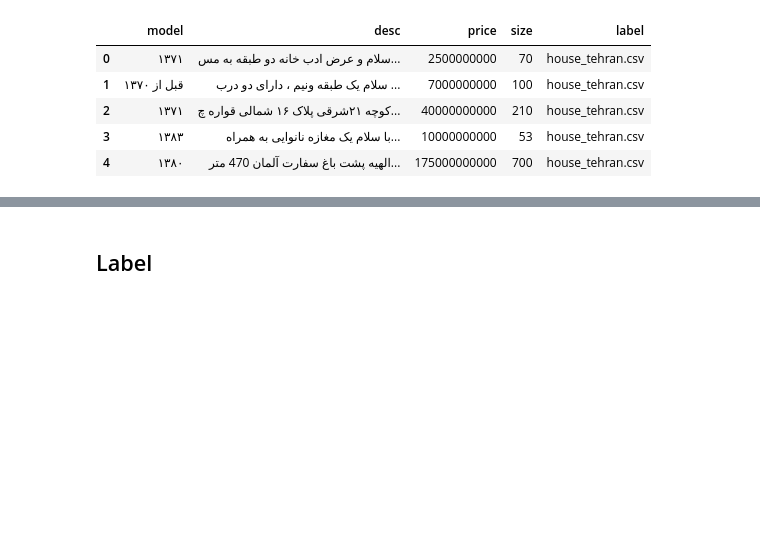
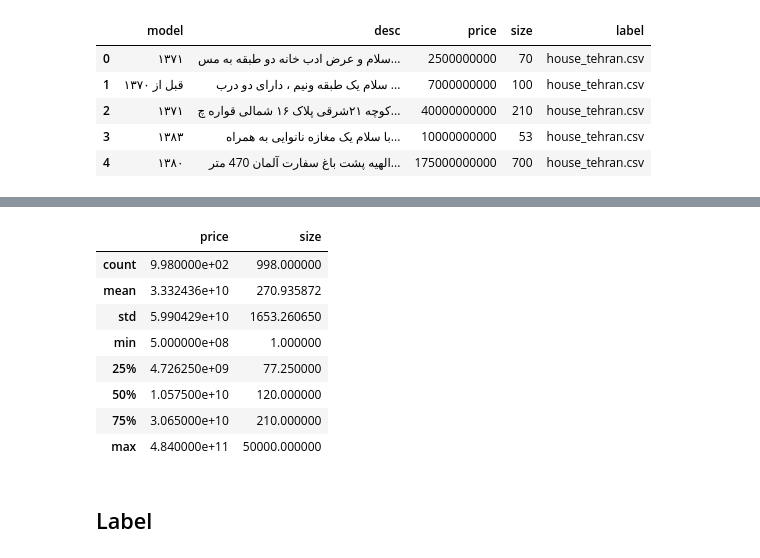
Before and after one commit to arman-aminian/mlops-classification, a Jupyter notebook: notebooks/EDA.ipynb, the cells around one changed output, grey strips where cells are left out. Cells and saved outputs as stored; diff of their text form; code cells hidden in the pictures; blank space fills up the shorter version.

```diff
--- a/notebooks/EDA.ipynb
+++ b/notebooks/EDA.ipynb
@@ -20,3 +35,15 @@ posts.head()
+# %%
+posts.describe()
+# %% [output]
+|  | price | size |
+| count | 9.980000e+02 | 998.000000 |
+| mean | 3.332436e+10 | 270.935872 |
+| std | 5.990429e+10 | 1653.260650 |
+| min | 5.000000e+08 | 1.000000 |
+| 25% | 4.726250e+09 | 77.250000 |
+| 50% | 1.057500e+10 | 120.000000 |
+| 75% | 3.065000e+10 | 210.000000 |
+| max | 4.840000e+11 | 50000.000000 |
 # %% [markdown]
 ## Label
 # %%
```
Also changed, not shown: parts of 2 cells of this notebook, 1 other file.
